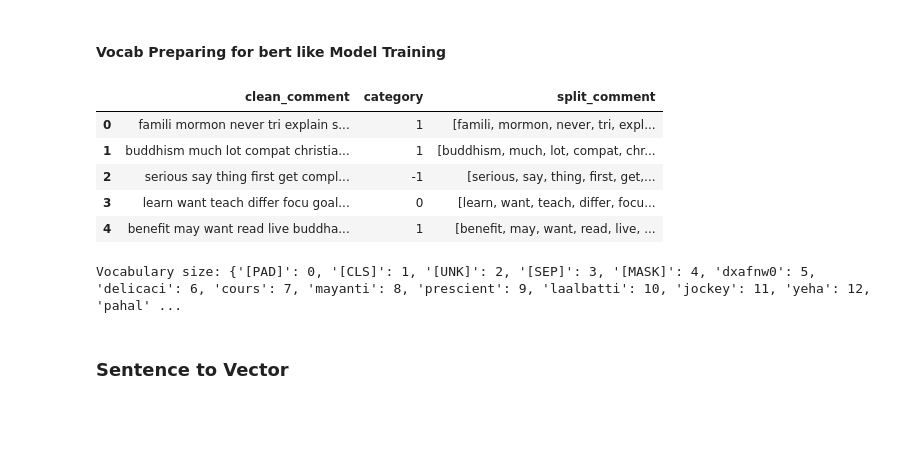
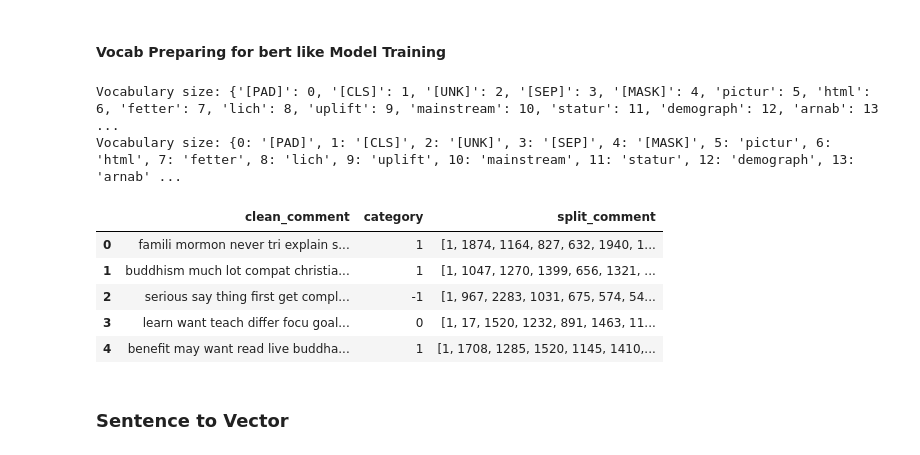
Before and after one commit to mrnishant1/NLP_BERT_implementation, a Jupyter notebook: notebook/micrograd.ipynb, the cells around one changed output. Saved outputs shown, nothing was run; the diff lists cells and outputs as text; code cells hidden in the pictures; blank space fills up the shorter version.

```diff
--- a/notebook/micrograd.ipynb
+++ b/notebook/micrograd.ipynb
@@ -816,29 +862,35 @@ dtype: int64
 # %% [markdown]
 #### Vocab Preparing for bert like Model Training
-# %%
-# %%script false --no-raise-error
-df['split_comment'] = df.clean_comment.str.split()
-df.head()
-# %% [output]
-|  | clean_comment | category | split_comment |
-| 0 | famili mormon never tri explain s... | 1 | [famili, mormon, never, tri, expl... |
-| 1 | buddhism much lot compat christia... | 1 | [buddhism, much, lot, compat, chr... |
-| 2 | serious say thing first get compl... | -1 | [serious, say, thing, first, get,... |
-| 3 | learn want teach differ focu goal... | 0 | [learn, want, teach, differ, focu... |
-| 4 | benefit may want read live buddha... | 1 | [benefit, may, want, read, live, ... |
 # %%
 # %%script false --no-raise-error
 unique_words = set()
 for comment_words in df['split_comment']:
     unique_words.update(comment_words)
 
 vocabulary = ['[PAD]', '[CLS]','[UNK]', '[SEP]', '[MASK]'] + list(unique_words)
 word_to_id = {word: idx for idx, word in enumerate(vocabulary)}
+id_to_word = {idx: word for idx, word in enumerate(vocabulary)}
 
+
+df['split_comment'] = df['split_comment'].apply(lambda x: [word_to_id[i] for i in x])
+df['split_comment'] = df['split_comment'].apply(
+    lambda x: [word_to_id['[CLS]']] + x[:62] +
+              [word_to_id['[SEP]']] +
+              [word_to_id['[PAD]']] * (62 - len(x[:62]))
+)
 # Display a sample of the created word_to_id mapping and its size
 print(f"Vocabulary size: {word_to_id}")
+print(f"Vocabulary size: {id_to_word}")
+df.head()
 # %% [output]
-Vocabulary size: {'[PAD]': 0, '[CLS]': 1, '[UNK]': 2, '[SEP]': 3, '[MASK]': 4, 'dxafnw0': 5, 'delicaci': 6, 'cours': 7, 'mayanti': 8, 'prescient': 9, 'laalbatti': 10, 'jockey': 11, 'yeha': 12, 'pahal' ...
+Vocabulary size: {'[PAD]': 0, '[CLS]': 1, '[UNK]': 2, '[SEP]': 3, '[MASK]': 4, 'pictur': 5, 'html': 6, 'fetter': 7, 'lich': 8, 'uplift': 9, 'mainstream': 10, 'statur': 11, 'demograph': 12, 'arnab': 13 ...
+Vocabulary size: {0: '[PAD]', 1: '[CLS]', 2: '[UNK]', 3: '[SEP]', 4: '[MASK]', 5: 'pictur', 6: 'html', 7: 'fetter', 8: 'lich', 9: 'uplift', 10: 'mainstream', 11: 'statur', 12: 'demograph', 13: 'arnab' ...
+|  | clean_comment | category | split_comment |
+| 0 | famili mormon never tri explain s... | 1 | [1, 1874, 1164, 827, 632, 1940, 1... |
+| 1 | buddhism much lot compat christia... | 1 | [1, 1047, 1270, 1399, 656, 1321, ... |
+| 2 | serious say thing first get compl... | -1 | [1, 967, 2283, 1031, 675, 574, 54... |
+| 3 | learn want teach differ focu goal... | 0 | [1, 17, 1520, 1232, 891, 1463, 11... |
+| 4 | benefit may want read live buddha... | 1 | [1, 1708, 1285, 1520, 1145, 1410,... |
 # %% [markdown]
 ### Sentence to Vector
 # %% [markdown]
```
Also changed, not shown: parts of 22 cells of this notebook, 1 other file.
